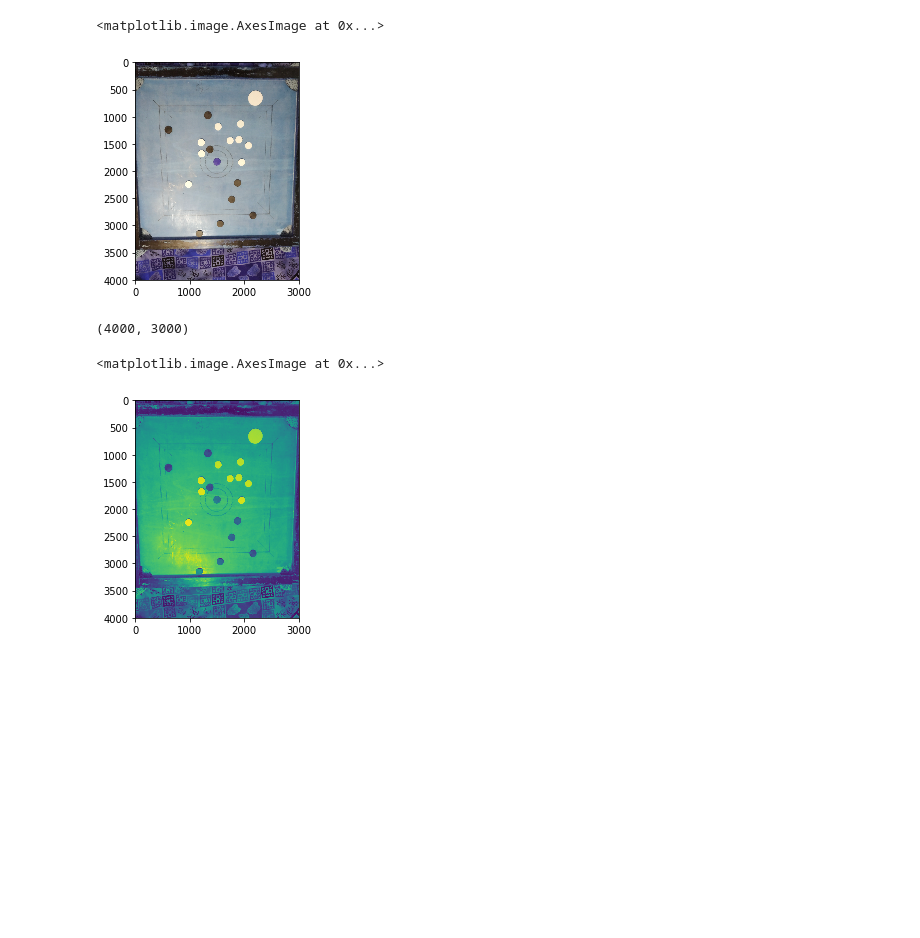
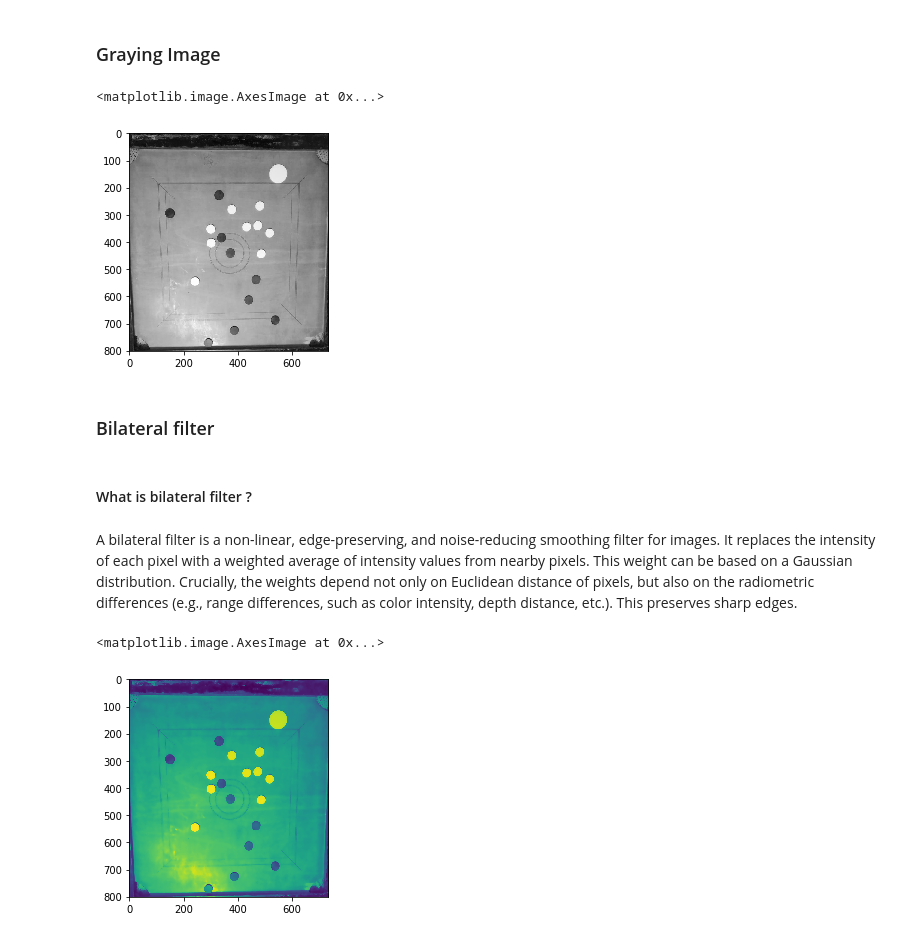
Before and after one commit to tanmay1618/carrom_board_image_segmentation, a Jupyter notebook: Segmenation.ipynb, the cells around one changed output. Saved outputs shown, nothing was run; the diff lists cells and outputs as text; code cells hidden in the pictures; blank space fills up the shorter version.

```diff
--- a/Segmenation.ipynb
+++ b/Segmenation.ipynb
@@ -7,0 +69,5 @@ roi = cv2.imread('data/IMG_20191019_142201.jpg')
+# %%
+img = Image.open('data/crop.jpg')
+# %%
+cv_img = np.array(img)
+#cv_img = img[:, :, ::-1].copy()
@@ -8,5 +85,9 @@ roi = cv2.imread('data/IMG_20191019_142201.jpg')
+# %% [markdown]
+### Graying Image
+# %%
+gray = cv2.cvtColor(cv_img, cv2.COLOR_BGR2GRAY)
 # %%
-plt.imshow(roi,cmap='gray')
+plt.imshow(gray,cmap='gray')
 # %% [output]
 <matplotlib.image.AxesImage at 0x...>
-[figure, old version]
+[figure, new version]
@@ -17,4 +94,6 @@ gray = cv2.cvtColor(roi, cv2.COLOR_BGR2GRAY)
-# %%
-gray.shape
-# %% [output]
-(4000, 3000)
+# %% [markdown]
+### Bilateral filter
+# %% [markdown]
+#### What is bilateral filter ?
+# %% [markdown]
+A bilateral filter is a non-linear, edge-preserving, and noise-reducing smoothing filter for images. It replaces the intensity of each pixel with a weighted average of intensity values from nearby pixels. This weight can be based on a Gaussian distribution. Crucially, the weights depend not only on Euclidean distance of pixels, but also on the radiometric differences (e.g., range differences, such as color intensity, depth distance, etc.). This preserves sharp edges.
@@ -21,5 +102,5 @@ gray.shape
 # %%
-plt.imshow(gray)
+plt.imshow(gray_bi)
 # %% [output]
 <matplotlib.image.AxesImage at 0x...>
-[figure, old version]
+[figure, new version]
```
Also changed, not shown: parts of 132 cells of this notebook, 5 other files.
